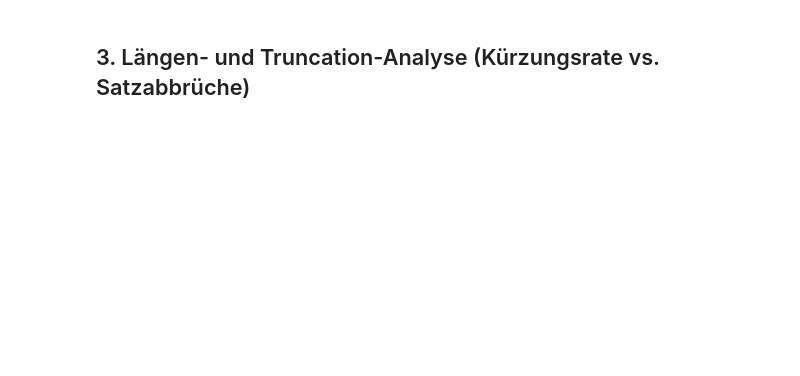
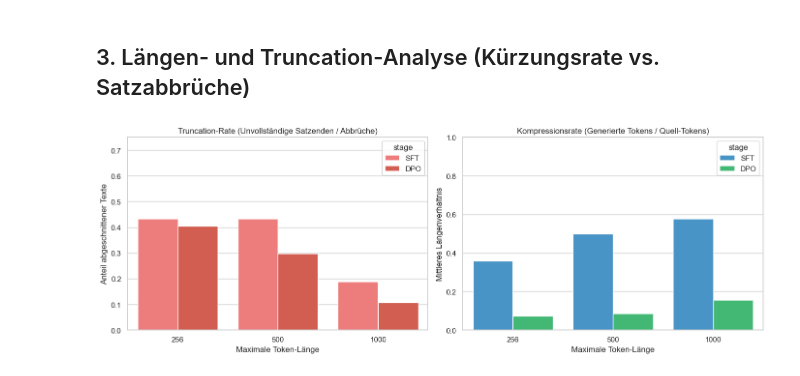
Before and after one commit to mcfiet/master-thesis, a Jupyter notebook: notebooks/research/translation/compare_token_lengths.ipynb, the cells around one changed output. Cells and saved outputs as stored; diff of their text form; code cells hidden in the pictures; blank space fills up the shorter version.

Commit message:
feat: add notebooks and run data for SFT, DPO and metric token length comparison.

```diff
--- a/notebooks/research/translation/compare_token_lengths.ipynb
+++ b/notebooks/research/translation/compare_token_lengths.ipynb
@@ -83,21 +83,24 @@ plt.show()
 # %% [markdown]
 ## 3. Längen- und Truncation-Analyse (Kürzungsrate vs. Satzabbrüche)
 # %%
-fig, axes = plt.subplots(1, 2, figsize=(14, 5))
+if os.path.exists(SUMMARY_CSV):
+    fig, axes = plt.subplots(1, 2, figsize=(14, 5))
 
-# 1. Truncation Rate
-sns.barplot(data=df_summary, x='max_len', y='truncation_rate', hue='stage', ax=axes[0], palette=['#FF6B6B', '#E74C3C'])
-axes[0].set_title("Truncation-Rate (Unvollständige Satzenden / Abbrüche)")
-axes[0].set_xlabel("Maximale Token-Länge")
-axes[0].set_ylabel("Anteil abgeschnittener Texte")
-axes[0].set_ylim(0, 0.5)
+    # 1. Truncation Rate
+    sns.barplot(data=df_summary, x='max_len', y='truncation_rate', hue='stage', ax=axes[0], palette=['#FF6B6B', '#E74C3C'])
+    axes[0].set_title("Truncation-Rate (Unvollständige Satzenden / Abbrüche)")
+    axes[0].set_xlabel("Maximale Token-Länge")
+    axes[0].set_ylabel("Anteil abgeschnittener Texte")
+    axes[0].set_ylim(0, 0.75)
 
-# 2. Compression Ratio
-sns.barplot(data=df_summary, x='max_len', y='compression_ratio_mean', hue='stage', ax=axes[1], palette=['#3498DB', '#2ECC71'])
-axes[1].set_title("Kompressionsrate (Generierte Tokens / Quell-Tokens)")
-axes[1].set_xlabel("Maximale Token-Länge")
-axes[1].set_ylabel("Mittleres Längenverhältnis")
-axes[1].set_ylim(0, 1.0)
+    # 2. Compression Ratio
+    sns.barplot(data=df_summary, x='max_len', y='compression_ratio_mean', hue='stage', ax=axes[1], palette=['#3498DB', '#2ECC71'])
+    axes[1].set_title("Kompressionsrate (Generierte Tokens / Quell-Tokens)")
+    axes[1].set_xlabel("Maximale Token-Länge")
+    axes[1].set_ylabel("Mittleres Längenverhältnis")
+    axes[1].set_ylim(0, 1.0)
 
-plt.tight_layout()
-plt.show()
+    plt.tight_layout()
+    plt.show()
+# %% [output]
+[figure, added]
```
Also changed, not shown: parts of 13 cells of this notebook, 8 other files.
